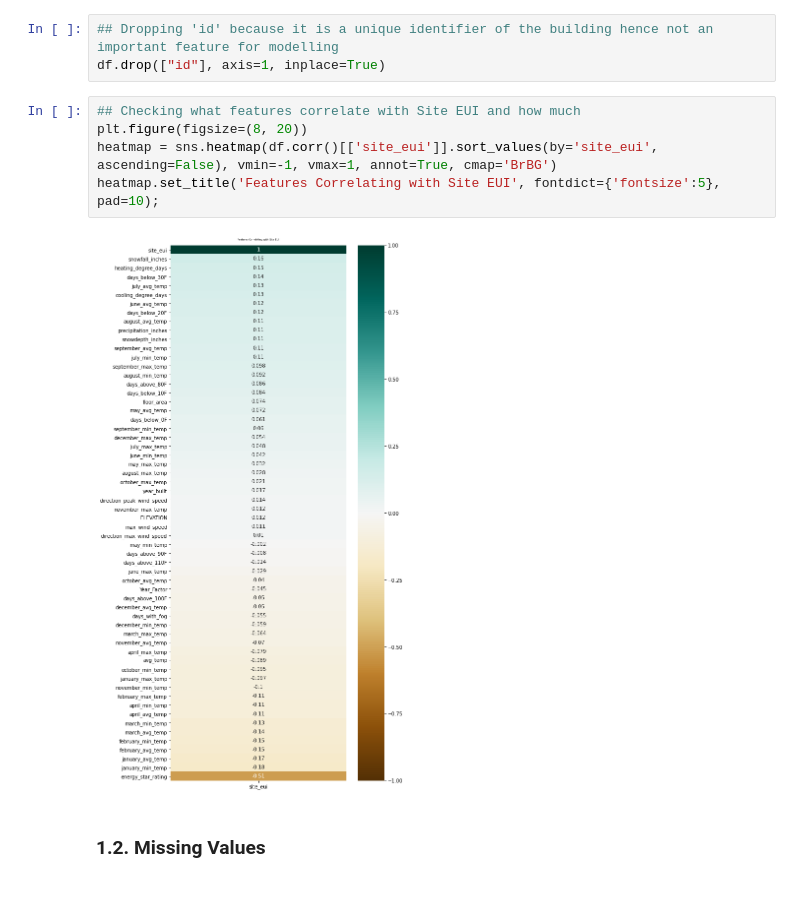
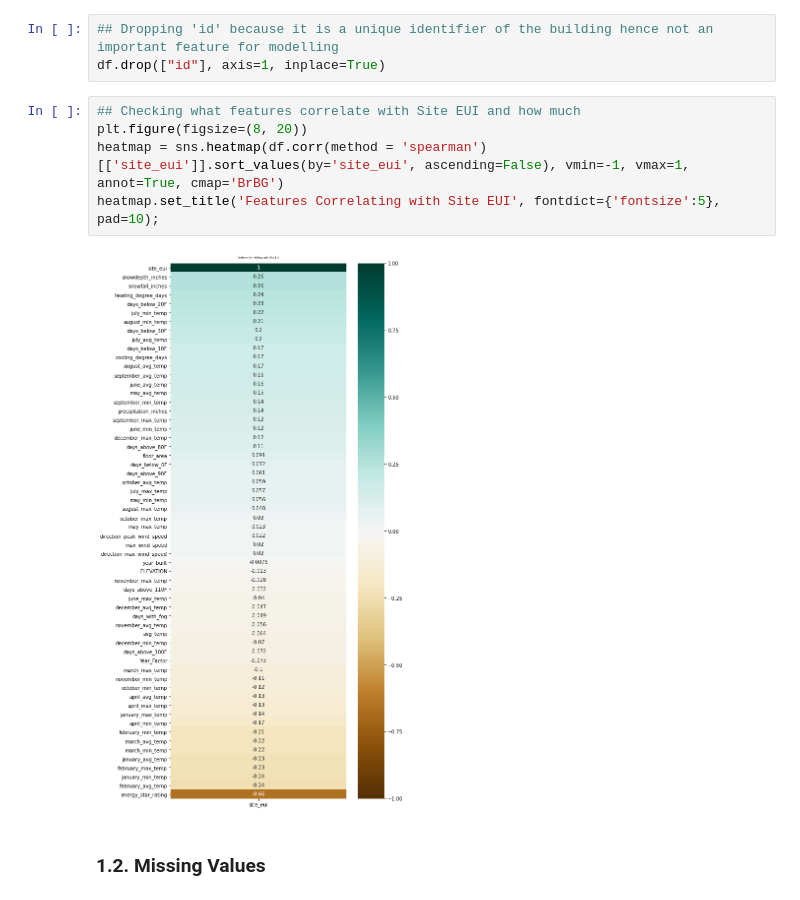
Before and after one commit to aishcn/Predicting-Building-Energy-Consumption, a Jupyter notebook: Main_Code/1. EDA _and_Preprocessing.ipynb, the cells around one changed output. Saved outputs shown, nothing was run; the diff lists cells and outputs as text.

```diff
--- a/Main_Code/1. EDA & Preprocessing.ipynb
+++ b/Main_Code/1. EDA _and_Preprocessing.ipynb
@@ -69,10 +79,10 @@ df.drop(["id"], axis=1, inplace=True)
 # %%
 ## Checking what features correlate with Site EUI and how much
 plt.figure(figsize=(8, 20))
-heatmap = sns.heatmap(df.corr()[['site_eui']].sort_values(by='site_eui', ascending=False), vmin=-1, vmax=1, annot=True, cmap='BrBG')
+heatmap = sns.heatmap(df.corr(method = 'spearman')[['site_eui']].sort_values(by='site_eui', ascending=False), vmin=-1, vmax=1, annot=True, cmap='BrBG')
 heatmap.set_title('Features Correlating with Site EUI', fontdict={'fontsize':5}, pad=10);
 # %% [output]
-[figure, old version]
+[figure, new version]
 # %% [markdown]
 ### 1.2. Missing Values
 # %%
```
Also changed, not shown: parts of 9 cells of this notebook, 10 other files.
